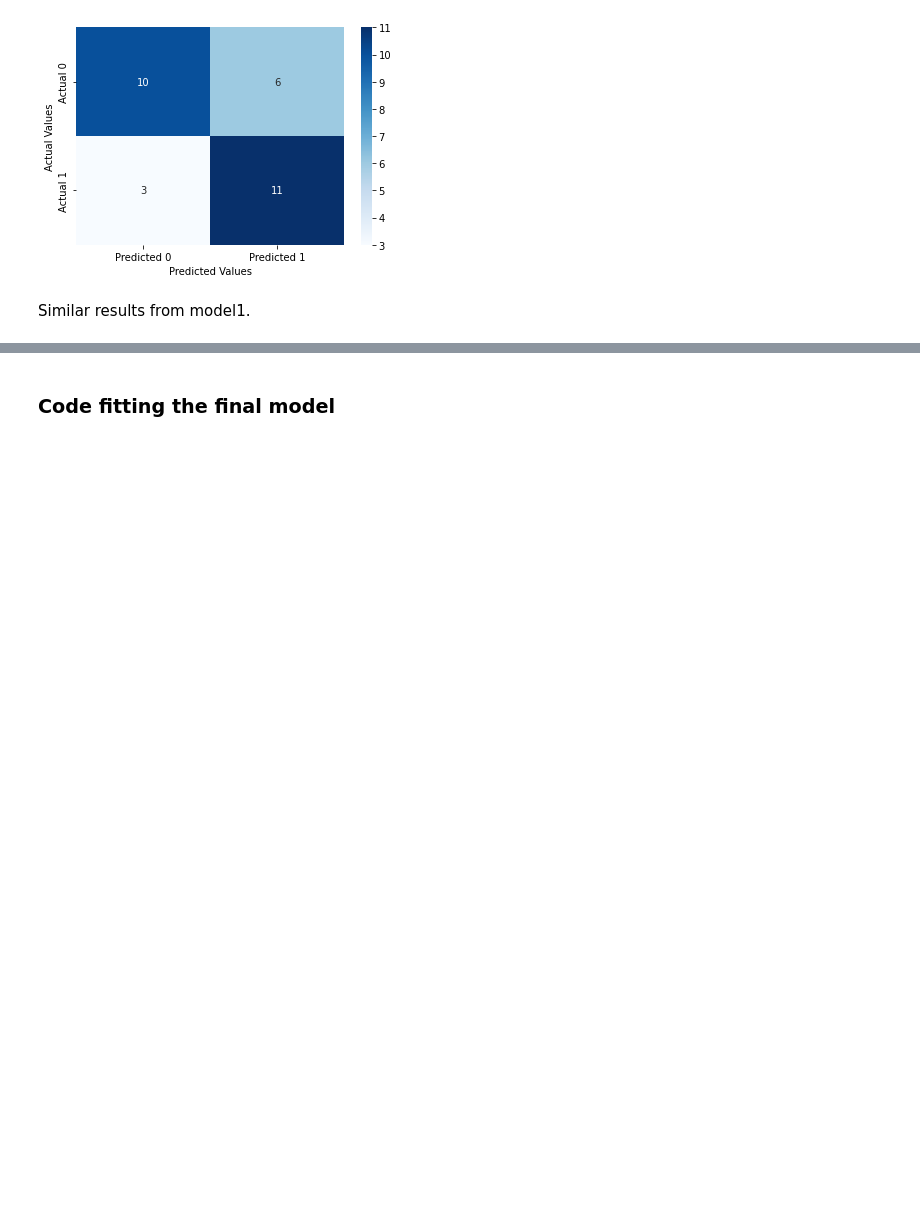
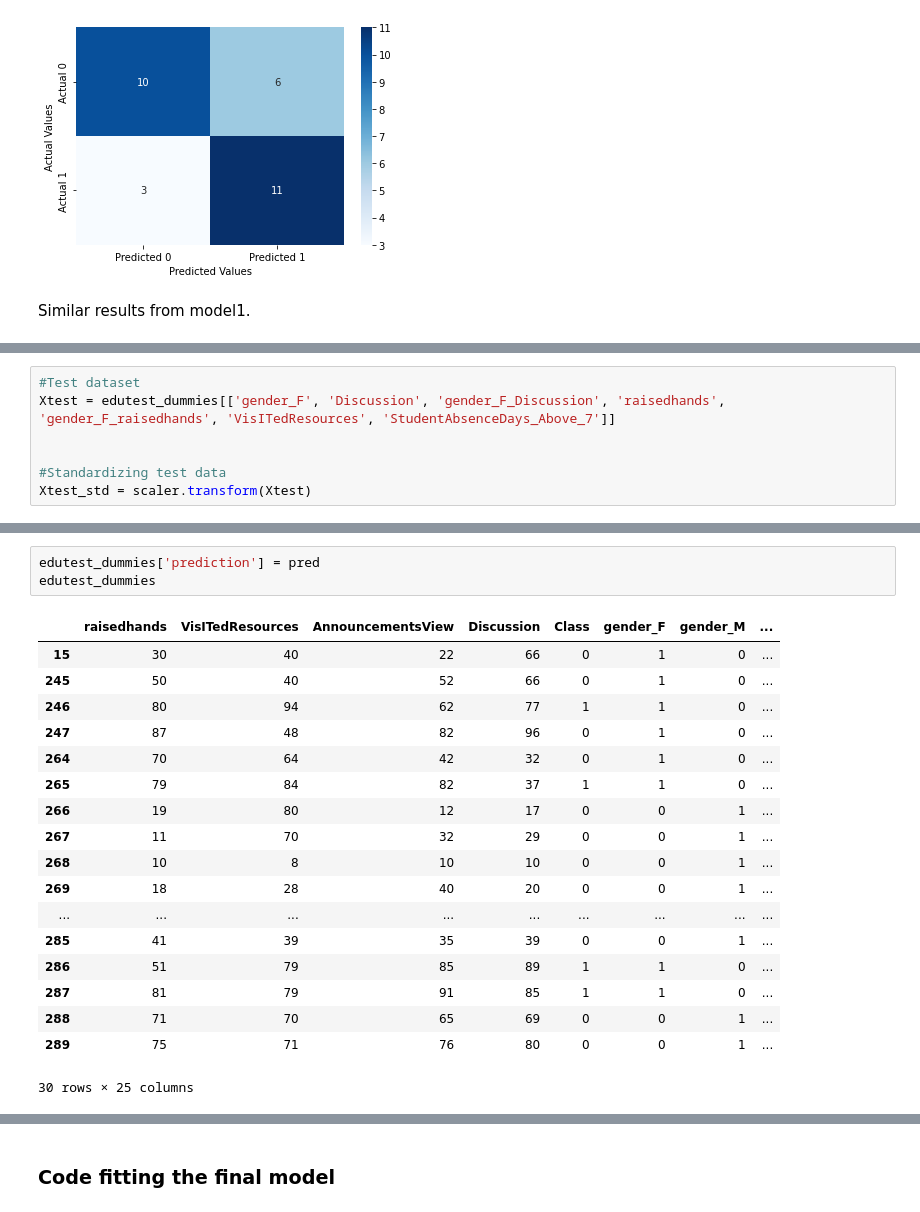
Before and after one commit to wchen952/STAT-303-2-Project, a Jupyter notebook: 303_2_Project_Code.ipynb, the cells around one changed output, grey strips where cells are left out. Drawn from its saved outputs; the diff is of its cells as text; blank space fills up the shorter version.

```diff
--- a/303_2_Project_Code.ipynb
+++ b/303_2_Project_Code.ipynb
@@ -519,0 +625,7 @@ ROC-AUC = 81.2%
+# %%
+#Test dataset
+Xtest = edutest_dummies[['gender_F', 'Discussion', 'gender_F_Discussion', 'raisedhands', 'gender_F_raisedhands', 'VisITedResources', 'StudentAbsenceDays_Above_7']]
+
+
+#Standardizing test data
+Xtest_std = scaler.transform(Xtest)
@@ -519,0 +645,22 @@ ROC-AUC = 81.2%
+# %%
+edutest_dummies['prediction'] = pred
+edutest_dummies
+# %% [output]
+|  | raisedhands | VisITedResources | AnnouncementsView | Discussion | Class | gender_F | gender_M | ... |
+| 15 | 30 | 40 | 22 | 66 | 0 | 1 | 0 | ... |
+| 245 | 50 | 40 | 52 | 66 | 0 | 1 | 0 | ... |
+| 246 | 80 | 94 | 62 | 77 | 1 | 1 | 0 | ... |
+| 247 | 87 | 48 | 82 | 96 | 0 | 1 | 0 | ... |
+| 264 | 70 | 64 | 42 | 32 | 0 | 1 | 0 | ... |
+| 265 | 79 | 84 | 82 | 37 | 1 | 1 | 0 | ... |
+| 266 | 19 | 80 | 12 | 17 | 0 | 0 | 1 | ... |
+| 267 | 11 | 70 | 32 | 29 | 0 | 0 | 1 | ... |
+| 268 | 10 | 8 | 10 | 10 | 0 | 0 | 1 | ... |
+| 269 | 18 | 28 | 40 | 20 | 0 | 0 | 1 | ... |
+| ... | ... | ... | ... | ... | ... | ... | ... | ... |
+| 285 | 41 | 39 | 35 | 39 | 0 | 0 | 1 | ... |
+| 286 | 51 | 79 | 85 | 89 | 1 | 1 | 0 | ... |
+| 287 | 81 | 79 | 91 | 85 | 1 | 1 | 0 | ... |
+| 288 | 71 | 70 | 65 | 69 | 0 | 0 | 1 | ... |
+| 289 | 75 | 71 | 76 | 80 | 0 | 0 | 1 | ... |
+30 rows × 25 columns
```
Also changed, not shown: parts of 16 cells of this notebook.
